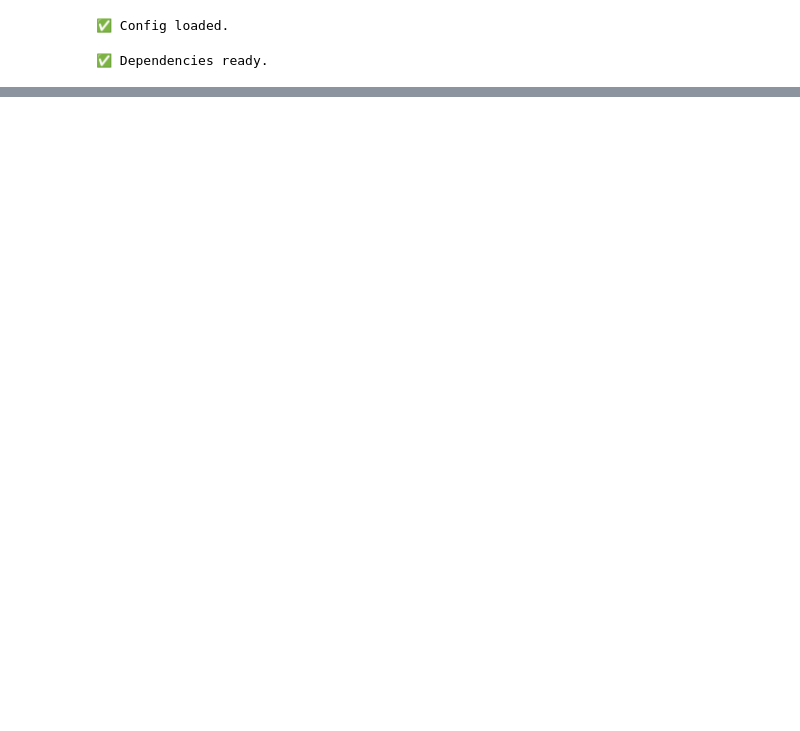
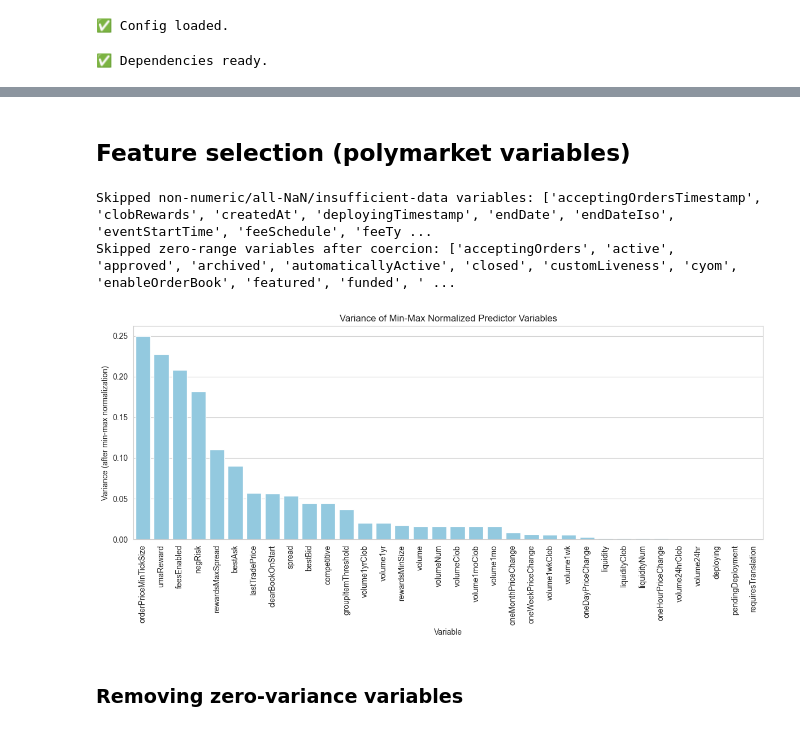
Before and after one commit to AB3rnhard/DABE_Thesis_Hoefer_Khanh, a Jupyter notebook: Feature Engineering SQL polymarket database.ipynb, the cells around one changed output, grey strips where cells are left out. Cells and saved outputs as stored; diff of their text form; code cells hidden in the pictures; blank space fills up the shorter version.

```diff
--- a/Feature Engineering SQL polymarket database.ipynb
+++ b/Feature Engineering SQL polymarket database.ipynb
@@ -373,0 +644,63 @@ Total unique questions (markets): 210
+# %% [markdown]
+## Feature selection (polymarket variables)
+# %%
+# Variance exploration of predictors -------------------------
+# Normalize each predictor block first (min-max) so variables share a common 0..1 scale.
+# Non-numeric entries are coerced to NaN; blocks with too little finite data are skipped.
+
+predictor_vars = [col for col in df.columns.get_level_values(0).unique() if col != "gold_close"]
+variances = []
+skipped_non_numeric = []
+skipped_zero_range = []
+
+for var in predictor_vars:
+    sub = df[var]
+    numeric_sub = sub.apply(pd.to_numeric, errors="coerce")
+
+    arr_raw = numeric_sub.to_numpy(dtype="float64")
+
+    # Need at least 2 finite values for sample variance (ddof=1).
+    if np.isfinite(arr_raw).sum() < 2:
+        skipped_non_numeric.append(var)
+        continue
+
+    min_val = np.nanmin(arr_raw)
+    max_val = np.nanmax(arr_raw)
+    value_range = max_val - min_val
+    if not np.isfinite(value_range) or value_range == 0:
+        skipped_zero_range.append(var)
+        continue
+
+    arr_norm = (arr_raw - min_val) / value_range
+    var_value = np.nanvar(arr_norm, ddof=1)
+    if np.isnan(var_value):
+        skipped_non_numeric.append(var)
+        continue
+
+    variances.append({"variable": var, "variance": var_value})
+
+if skipped_non_numeric:
+    print("Skipped non-numeric/all-NaN/insufficient-data variables:", skipped_non_numeric)
+if skipped_zero_range:
+    print("Skipped zero-range variables after coercion:", skipped_zero_range)
+
+if not variances:
+    raise ValueError(
+        "No predictor variable had enough numeric variation after normalization."
+    )
+
+var_df = pd.DataFrame(variances).sort_values("variance", ascending=False)
+plt.figure(figsize=(12, 6))
+sns.barplot(data=var_df, x="variable", y="variance", color="skyblue")
+plt.xticks(rotation=90)
+plt.title("Variance of Min-Max Normalized Predictor Variables")
+plt.xlabel("Variable")
+plt.ylabel("Variance (after min-max normalization)")
+plt.tight_layout()
+plt.show()
+# %% [output]
+Skipped non-numeric/all-NaN/insufficient-data variables: ['acceptingOrdersTimestamp', 'clobRewards', 'createdAt', 'deployingTimestamp', 'endDate', 'endDateIso', 'eventStartTime', 'feeSchedule', 'feeTy ...
+Skipped zero-range variables after coercion: ['acceptingOrders', 'active', 'approved', 'archived', 'automaticallyActive', 'closed', 'customLiveness', 'cyom', 'enableOrderBook', 'featured', 'funded', ' ...
+[figure, added]
+# %% [markdown]
+### Removing zero-variance variables
```
Also changed, not shown: parts of 27 cells of this notebook.
